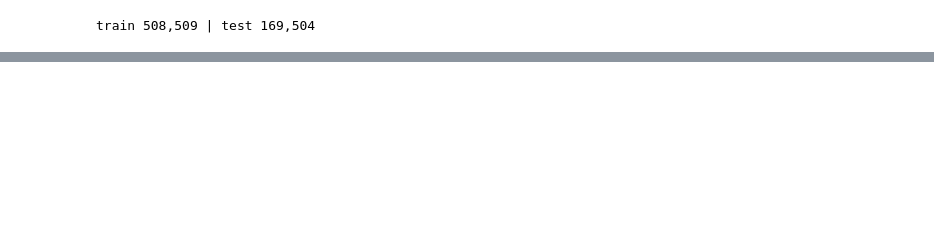
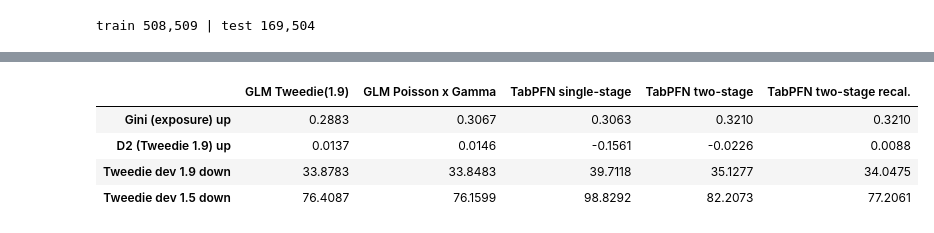
Before and after one commit to PriorLabs/tabpfn-cookbook, a Jupyter notebook: notebooks/insurance_claim_modeling.ipynb, the cells around one changed output, grey strips where cells are left out. Cells and saved outputs as stored; diff of their text form; code cells hidden in the pictures; blank space fills up the shorter version.

```diff
--- a/notebooks/insurance_claim_modeling.ipynb
+++ b/notebooks/insurance_claim_modeling.ipynb
@@ -488,0 +485,31 @@ plt.show()
+# %%
+# Calibration slice held out of TRAIN (never test); models re-fit WITHOUT it so the
+# scored rows were not memorized in-context.
+df_fit, df_cal = train_test_split(df_train, test_size=0.1, random_state=RANDOM_STATE)
+X_fit = df_fit[tab_features]
+X_cal_unit = df_cal[tab_features].copy()
+X_cal_unit["Exposure"] = 1.0
+
+clf_cal = TabPFNClassifier(n_estimators=N_ESTIMATORS, ignore_pretraining_limits=True)
+clf_cal.fit(X_fit, (df_fit["ClaimAmount"] > 0).astype(int))
+p_claim_cal = clf_cal.predict_proba(X_cal_unit)[:, list(clf_cal.classes_).index(1)]
+
+pos_fit = (df_fit["ClaimAmount"] > 0).values
+reg_cal = TabPFNRegressor(
+    n_estimators=N_ESTIMATORS, ignore_pretraining_limits=True,
+    inference_config={"REGRESSION_Y_PREPROCESS_TRANSFORMS": ("1_plus_log",)},
+)
+reg_cal.fit(X_fit[pos_fit], df_fit.loc[pos_fit, "ClaimAmount"])
+severity_cal = reg_cal.predict(X_cal_unit)   # mean; plain predict avoids the full-output row cap
+
+# One constant: actual claim cost / predicted cost on the held-out slice (exposure-weighted).
+pp_cal = p_claim_cal * severity_cal
+c = df_cal["ClaimAmount"].sum() / (pp_cal * df_cal["Exposure"]).sum()
+
+pp_tabpfn_recal = c * pp_tabpfn                    # constant scaling: Gini unchanged
+
+bal_before = (pp_tabpfn * weight).sum() / (pp_true * weight).sum()
+bal_after = (pp_tabpfn_recal * weight).sum() / (pp_true * weight).sum()
+print(f"rescale factor c = {c:.3f}")
+print(f"portfolio balance (predicted / actual): {bal_before:.3f} -> {bal_after:.3f}")
+scores(pp_tabpfn_recal)
@@ -488,0 +532,15 @@ plt.show()
+# %%
+table = pd.DataFrame({
+    "GLM Tweedie(1.9)": scores(pp_glm_tweedie),
+    "GLM Poisson x Gamma": scores(pp_glm_product),
+    "TabPFN single-stage": scores(pp_tabpfn_single),
+    "TabPFN two-stage": scores(pp_tabpfn),
+    "TabPFN two-stage recal.": scores(pp_tabpfn_recal),
+})
+table.round(4)
+# %% [output]
+|  | GLM Tweedie(1.9) | GLM Poisson x Gamma | TabPFN single-stage | TabPFN two-stage | TabPFN two-stage recal. |
+| Gini (exposure) up | 0.2883 | 0.3067 | 0.3063 | 0.3210 | 0.3210 |
+| D2 (Tweedie 1.9) up | 0.0137 | 0.0146 | -0.1561 | -0.0226 | 0.0088 |
+| Tweedie dev 1.9 down | 33.8783 | 33.8483 | 39.7118 | 35.1277 | 34.0475 |
+| Tweedie dev 1.5 down | 76.4087 | 76.1599 | 98.8292 | 82.2073 | 77.2061 |
```
Also changed, not shown: parts of 63 cells of this notebook, 4 other files.
